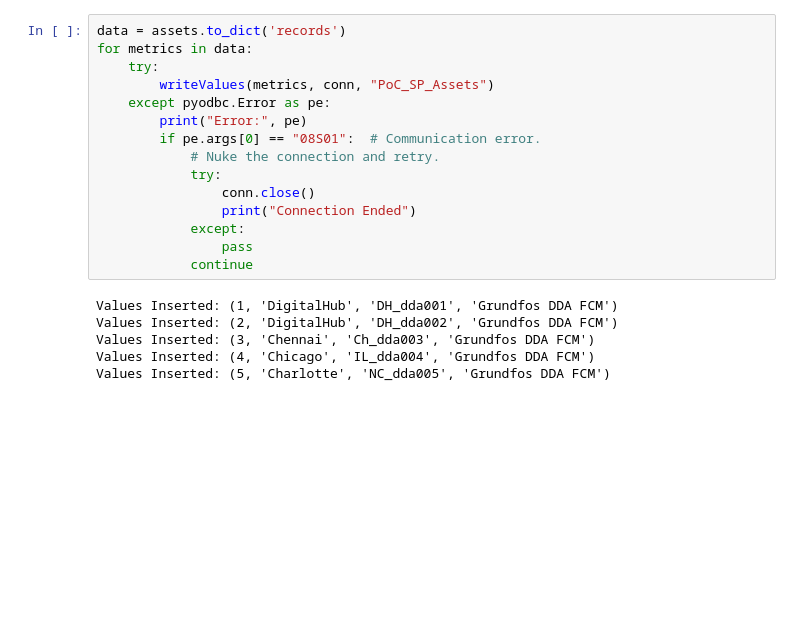
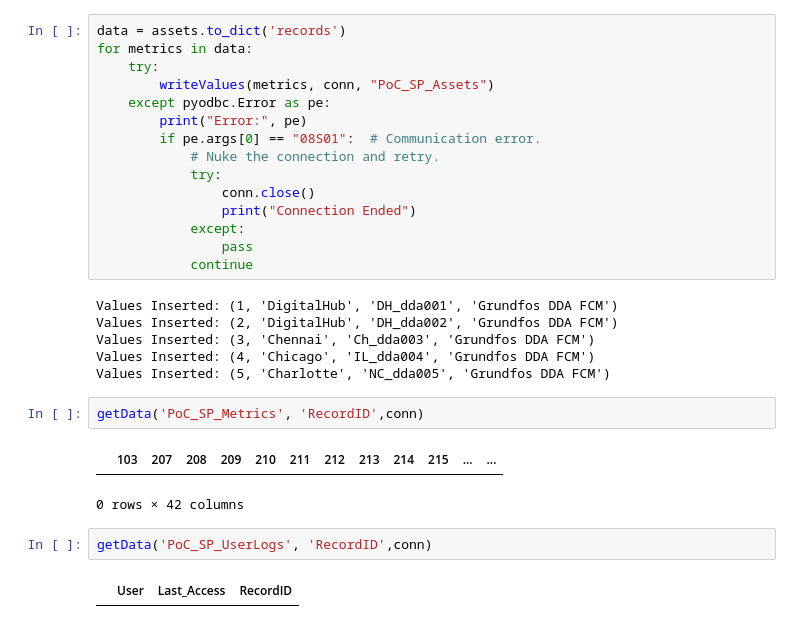
Before and after one commit to ashwinramise/smartPump, a Jupyter notebook: dbServices/RegisterTables.ipynb, the cells around one changed output. Drawn from its saved outputs; the diff is of its cells as text; blank space fills up the shorter version.

```diff
--- a/dbServices/RegisterTables.ipynb
+++ b/dbServices/RegisterTables.ipynb
@@ -292,3 +273,12 @@ Values Inserted: (2, 'DigitalHub', 'DH_dda002', 'Grundfos DDA FCM')
 Values Inserted: (3, 'Chennai', 'Ch_dda003', 'Grundfos DDA FCM')
 Values Inserted: (4, 'Chicago', 'IL_dda004', 'Grundfos DDA FCM')
 Values Inserted: (5, 'Charlotte', 'NC_dda005', 'Grundfos DDA FCM')
+# %%
+getData('PoC_SP_Metrics', 'RecordID',conn)
+# %% [output]
+|  | 103 | 207 | 208 | 209 | 210 | 211 | 212 | 213 | 214 | 215 | ... | ... |
+0 rows × 42 columns
+# %%
+getData('PoC_SP_UserLogs', 'RecordID',conn)
+# %% [output]
+|  | User | Last_Access | RecordID |
```
Also changed, not shown: parts of 13 cells of this notebook, 3 other files.
